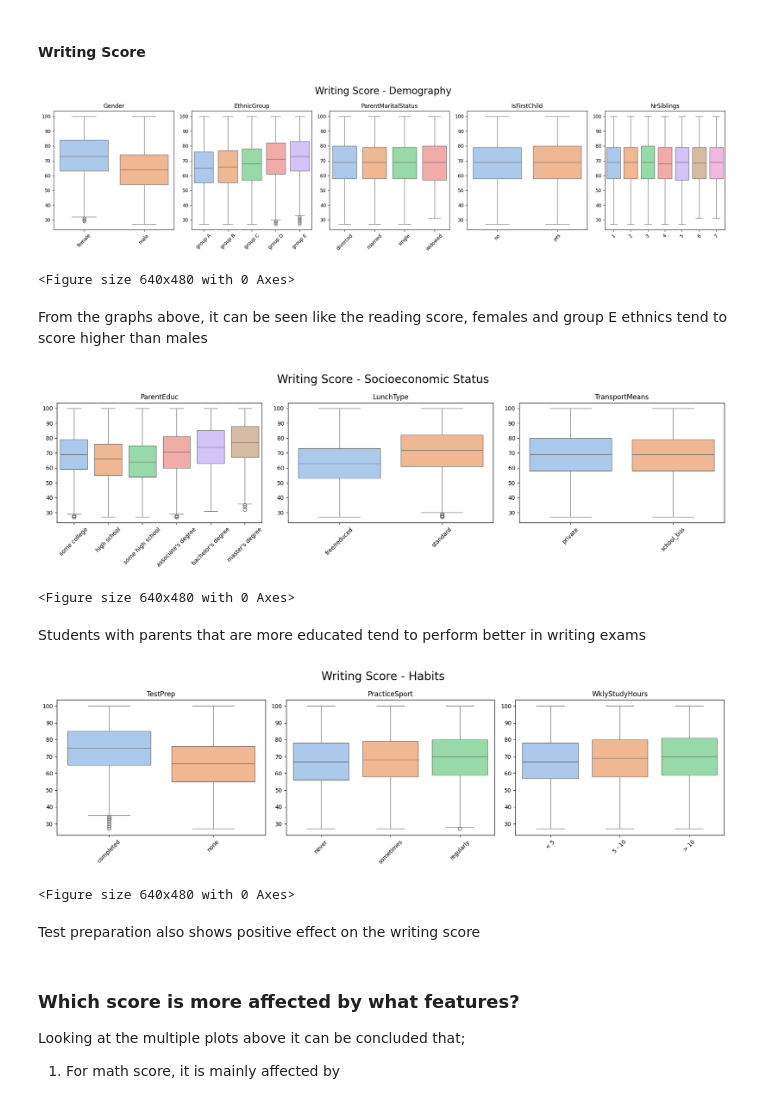
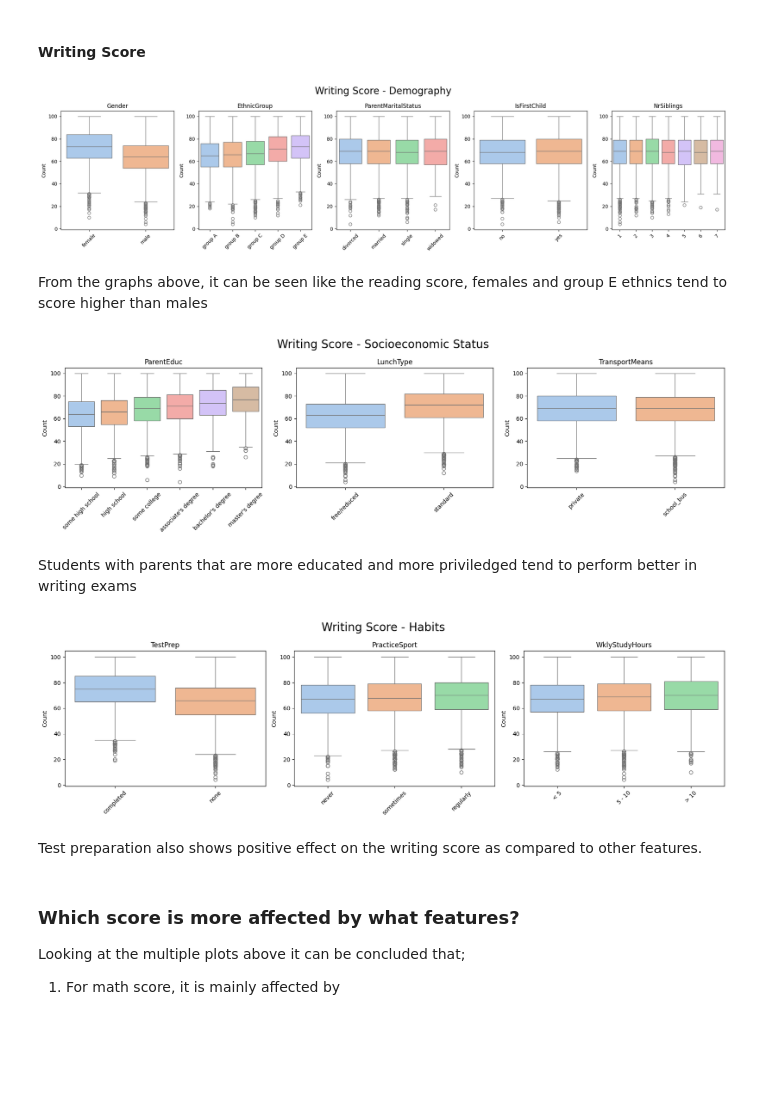
Before and after one commit to hathimazman/Msc-Data-Science-Project2, a Jupyter notebook: P153146_Project_2_20242025.ipynb, the cells around one changed output. Cells and saved outputs as stored; diff of their text form; code cells hidden in the pictures; blank space fills up the shorter version.

```diff
--- a/P153146_Project_2_20242025.ipynb
+++ b/P153146_Project_2_20242025.ipynb
@@ -671,19 +795,26 @@ plt.clf()
 # %% [markdown]
 In the reading score, females and ethnic group E shows a higher score.
 # %%
+# Create the main figure to set the size and number of cols and rows
 fig, axes = plt.subplots(nrows=1, ncols=3, figsize=(17, 5))
 
+# Create main title for the plot
 fig.suptitle('Reading Score - Socioeconomic Status', fontsize=20)
 
+# Flatten the axis to make it easier to iterate over
 axes = axes.flatten()
+
+# Create for loop to iterate over each component to create each subsequent plots
 for i, cols in enumerate(socio):
+
+  # Main plot
   sns.boxplot(data=data_clean,x=cols, y='ReadingScore', ax=axes[i], hue=cols, legend=False)
   axes[i].set_title(cols)
   axes[i].set_xlabel('')
-  axes[i].set_ylabel('')
+  axes[i].set_ylabel('Count')
   axes[i].set_xticklabels(axes[i].get_xticklabels(), rotation=45)
 
+# Tidy up and show the plot
 plt.tight_layout()
 plt.show()
-plt.clf()
 # %% [output]
@@ -715,68 +851,86 @@ Habits also does not show much variation in score except for completion of test
 # %% [markdown]
 #### Writing Score
 # %%
+# Create figure to set size and number of cols and rows
 fig, axes = plt.subplots(nrows=1, ncols=5, figsize=(20, 5))
 
+# Create a main title for the plots
 fig.suptitle('Writing Score - Demography', fontsize=20)
 
+# Flatten the axis to make it easier to iterate over
 axes = axes.flatten()
+
+# Create a for loop to iterate over
 for i, cols in enumerate(demographic):
+
+  # Main plot building
   sns.boxplot(data=data_clean,x=cols, y='WritingScore', ax=axes[i], hue=cols, legend=False)
   axes[i].set_title(cols)
   axes[i].set_xlabel('')
-  axes[i].set_ylabel('')
+  axes[i].set_ylabel('Count')
   axes[i].set_xticklabels(axes[i].get_xticklabels(), rotation=45)
 
+# Tidy up and show the plot
 plt.tight_layout()
 plt.show()
-plt.clf()
 # %% [output]
-[figure, old version]
+[figure, new version]
-<Figure size 640x480 with 0 Axes>
 # %% [markdown]
 From the graphs above, it can be seen like the reading score, females and group E ethnics tend to score higher than males
 # %%
+# Create main figure to set size and number of columns and rows
 fig, axes = plt.subplots(nrows=1, ncols=3, figsize=(17, 5))
 
+# Set a main title for the figure
 fig.suptitle('Writing Score - Socioeconomic Status', fontsize=20)
 
+# Flatten the axes to make it easier to iterate over
 axes = axes.flatten()
+
+# Initiate the for loop
 for i, cols in enumerate(socio):
+
+  # Main plot building
   sns.boxplot(data=data_clean,x=cols, y='WritingScore', ax=axes[i], hue=cols, legend=False)
   axes[i].set_title(cols)
   axes[i].set_xlabel('')
-  axes[i].set_ylabel('')
+  axes[i].set_ylabel('Count')
   axes[i].set_xticklabels(axes[i].get_xticklabels(), rotation=45)
 
+# TIdy up and show the plot
 plt.tight_layout()
 plt.show()
-plt.clf()
 # %% [output]
-[figure, old version]
+[figure, new version]
-<Figure size 640x480 with 0 Axes>
 # %% [markdown]
-Students with parents that are more educated tend to perform better in writing exams
+Students with parents that are more educated and more priviledged tend to perform better in writing exams
 # %%
+# Create main figure to set size and number rows and columns
 fig, axes = plt.subplots(nrows=1, ncols=3, figsize=(17, 5))
 
+# Create main title for the figure
 fig.suptitle('Writing Score - Habits', fontsize=20)
 
+# Flatten the axes for easier iteration
 axes = axes.flatten()
+
+# Initiate the for loop
 for i, cols in enumerate(habits):
+
+  # Main plot
   sns.boxplot(data=data_clean,x=cols, y='WritingScore', ax=axes[i], hue=cols, legend=False)
   axes[i].set_title(cols)
   axes[i].set_xlabel('')
-  axes[i].set_ylabel('')
+  axes[i].set_ylabel('Count')
   axes[i].set_xticklabels(axes[i].get_xticklabels(), rotation=45)
 
+# Tidy up and show the plots
 plt.tight_layout()
 plt.show()
-plt.clf()
 # %% [output]
-[figure, old version]
+[figure, new version]
-<Figure size 640x480 with 0 Axes>
 # %% [markdown]
-Test preparation also shows positive effect on the writing score
+Test preparation also shows positive effect on the writing score as compared to other features.
 # %% [markdown]
 ### Which score is more affected by what features?
 
```
Also changed, not shown: parts of 102 cells of this notebook.
